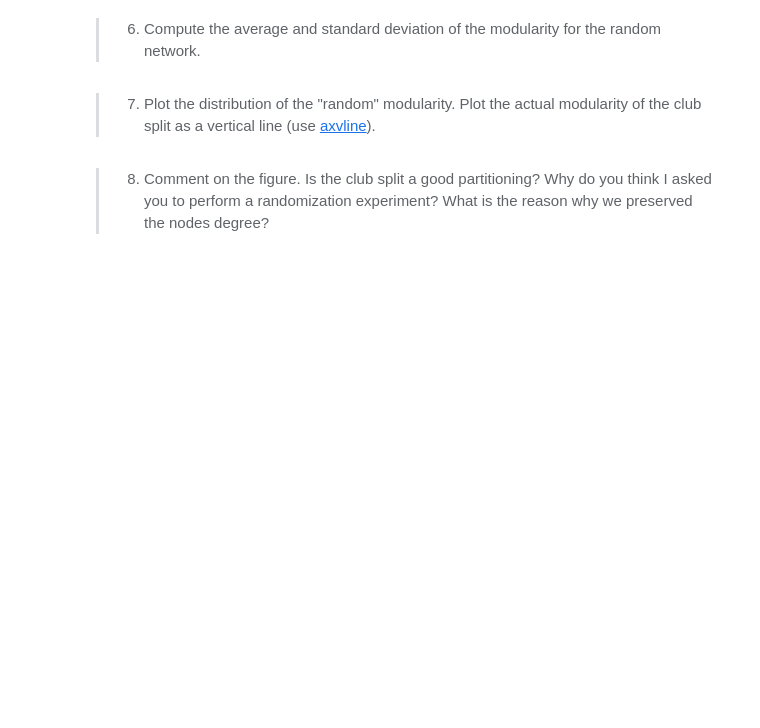
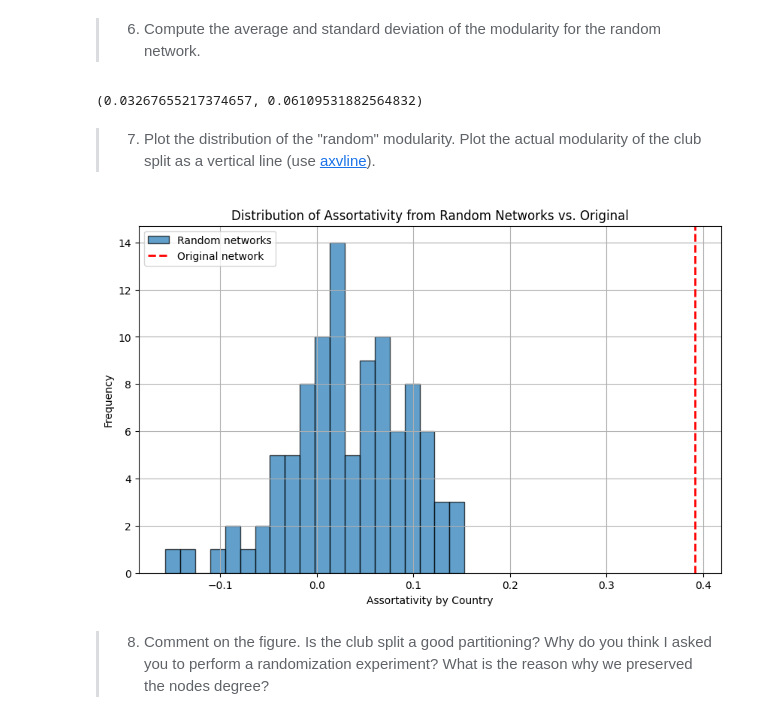
Before and after one commit to claralb2002/Social-Computational-Science-Assignment-1, a Jupyter notebook: Assignment_2/Assignment2.ipynb, the cells around one changed output. Drawn from its saved outputs; the diff is of its cells as text; code cells hidden in the pictures; blank space fills up the shorter version.

```diff
--- a/Assignment_2/Assignment2.ipynb
+++ b/Assignment_2/Assignment2.ipynb
@@ -242,3 +501,6 @@ These exercises are taken from Week 6: __Exercise 1: Mixing Patterns and Assorta
 # %% [markdown]
 
 > 4. Compute the modularity of the Karate club split partitioning using the function you just wrote. Note: the Karate club split partitioning is avilable as a [node attribute](https://networkx.org/documentation/networkx-1.10/reference/generated/networkx.classes.function.get_node_attributes.html), called _"club"_.
+# %%
+modularity_original_value = modularity(G,"club")
+modularity_original_value
@@ -248,9 +542,39 @@ These exercises are taken from Week 6: __Exercise 1: Mixing Patterns and Assorta
+# %%
+from tqdm import tqdm
+
+modularity_values = []
+
+for _ in tqdm(range(100)):
+    G_randomized = double_edge_swap_2(G)
+    modularity_value = modularity(G_randomized, "club")
+    modularity_values.append(modularity_value)
 # %% [markdown]
 
 > 6. Compute the average and standard deviation of the modularity for the random network.
+# %%
+import statistics
+
+mean = statistics.mean(modularity_values)
+std = statistics.stdev(modularity_values)
+
+mean,std
+# %% [output]
+(0.03267655217374657, 0.06109531882564832)
 # %% [markdown]
 
 > 7. Plot the distribution of the "random" modularity. Plot the actual modularity of the club split as a vertical line (use [axvline](https://matplotlib.org/stable/api/_as_gen/matplotlib.pyplot.axvline.html)).
+# %%
+plt.figure(figsize=(10, 6))
+plt.hist(modularity_values, bins=20, edgecolor='black', alpha=0.7, label='Random networks')
+plt.axvline(modularity_original_value, color='red', linestyle='--', linewidth=2, label='Original network')
+plt.xlabel("Assortativity by Country")
+plt.ylabel("Frequency")
+plt.title("Distribution of Assortativity from Random Networks vs. Original")
+plt.legend()
+plt.grid(True)
+plt.show()
+# %% [output]
+[figure, added]
 # %% [markdown]
 
 > 8. Comment on the figure. Is the club split a good partitioning? Why do you think I asked you to perform a randomization experiment? What is the reason why we preserved the nodes degree?
```
Also changed, not shown: parts of 29 cells of this notebook.
